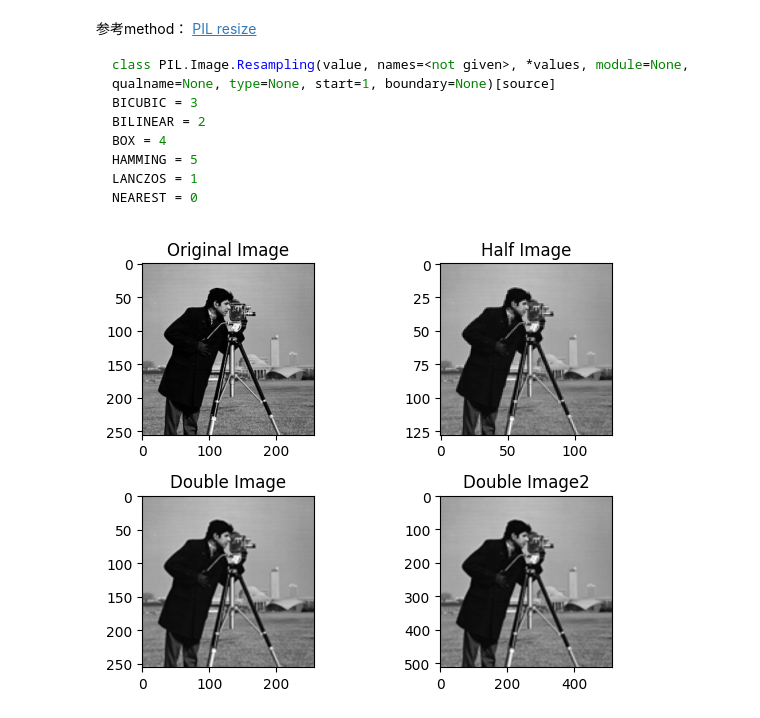
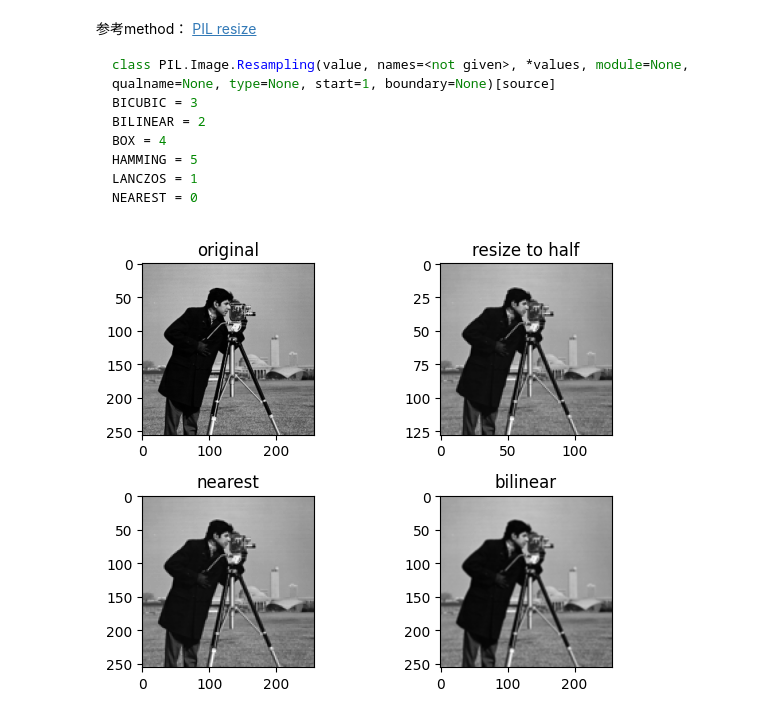
Before and after one commit to sugarlxn/DIVP_test, a Jupyter notebook: project01/scripts/job02a.ipynb, the cells around one changed output. Cells and saved outputs as stored; diff of their text form; code cells hidden in the pictures.

```diff
--- a/project01/scripts/job02a.ipynb
+++ b/project01/scripts/job02a.ipynb
@@ -32,26 +45,28 @@ NEAREST = 0
 # %%
 # resize image to half
 image_gray_half = image_gray.resize((int(image_gray.size[0]/2), int(image_gray.size[1]/2)))
-# resize image to double from half
-image_gray_double = image_gray_half.resize((int(image_gray_half.size[0]*2), int(image_gray_half.size[1]*2)), resample=Image.Resampling.BICUBIC)
-# resize image to double from image_gray_double
-image_gray_double2 = image_gray_double.resize((int(image_gray_double.size[0]*2), int(image_gray_double.size[1]*2)), resample=Image.Resampling.HAMMING)
+# 对image_gray_half 使用线性插值 得到size*2的图像
+image_gray_half_linear = image_gray_half.resize((int(image_gray_half.size[0]*2), int(image_gray_half.size[1]*2)), resample=Image.Resampling.BILINEAR)
+# 对image_gray_half 使用双线性插值 得到size*2的图像
+image_gray_half_bilinear = image_gray_half.resize((int(image_gray_half.size[0]*2), int(image_gray_half.size[1]*2)), resample=Image.Resampling.BICUBIC)
+# 最近邻插值
+image_gray_half_nearest = image_gray_half.resize((int(image_gray_half.size[0]*2), int(image_gray_half.size[1]*2)), resample=Image.Resampling.NEAREST)
 # %%
 plt.figure()
 plt.subplot(221)
 plt.imshow(image_gray, cmap='gray')
-plt.title('Original Image')
+plt.title('original')
 plt.subplot(222)
 plt.imshow(image_gray_half, cmap='gray')
-plt.title('Half Image')
+plt.title('resize to half')
 plt.subplot(223)
-plt.imshow(image_gray_double, cmap='gray')
-plt.title('Double Image')
+plt.imshow(image_gray_half_nearest, cmap='gray')
+plt.title('nearest')
 plt.subplot(224)
-plt.imshow(image_gray_double2, cmap='gray')
-plt.title('Double Image2')
+plt.imshow(image_gray_half_linear, cmap='gray')
+plt.title('bilinear')
 plt.tight_layout()
 plt.show()
 # %% [output]
-[figure, old version]
+[figure, new version]
 # %%
```
Also changed, not shown: parts of 2 cells of this notebook, 6 other files.
